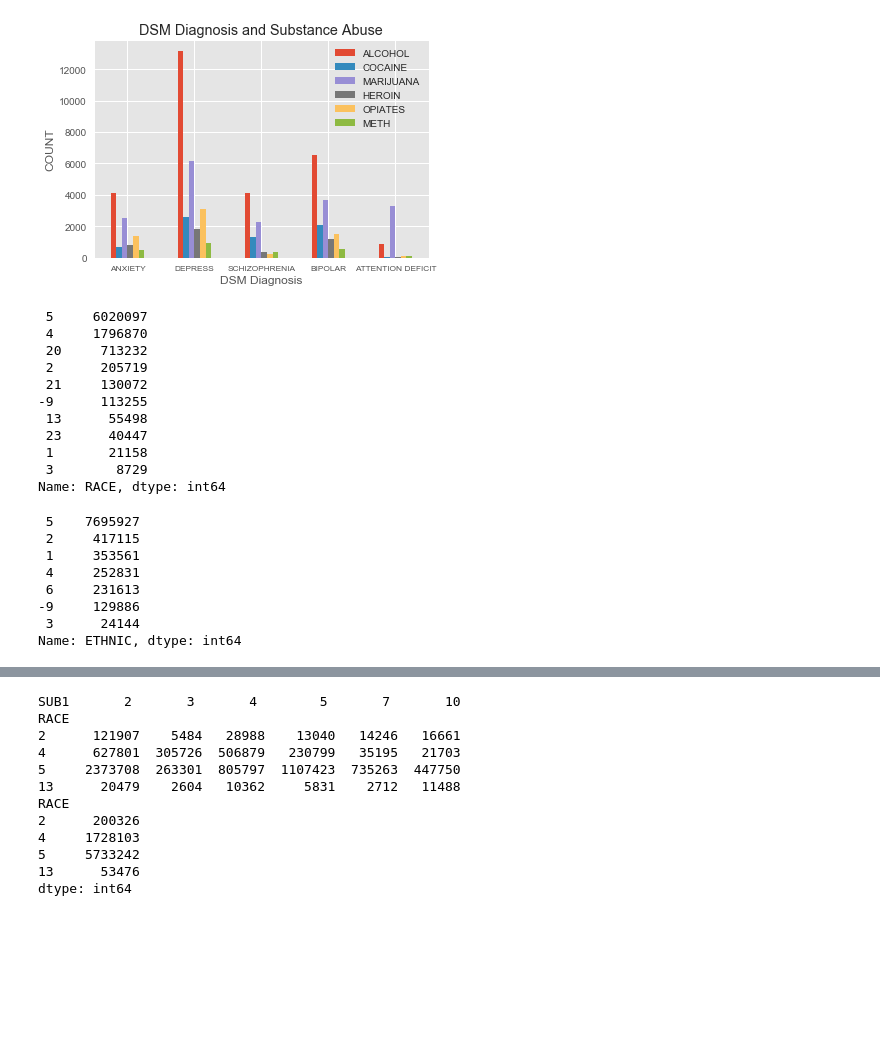
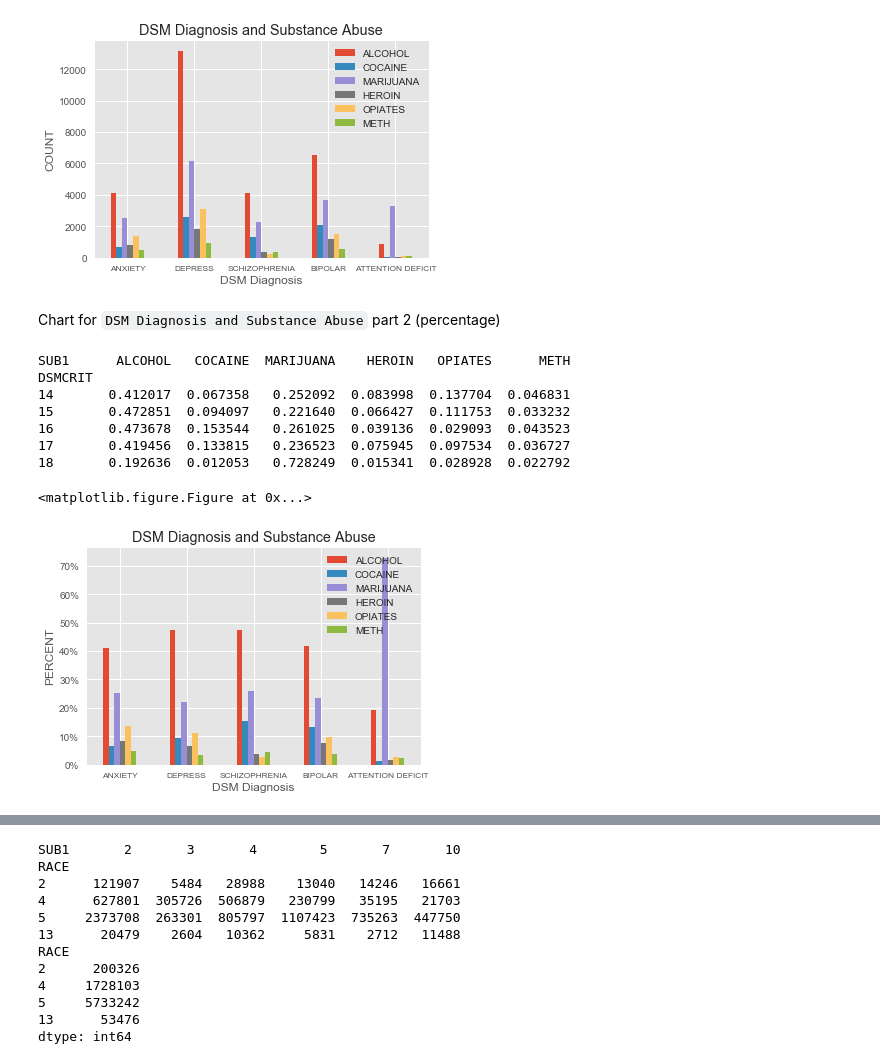
Before and after one commit to rve/DM-Lab, a Jupyter notebook: week4/week4_analysis.ipynb, the cells around one changed output, grey strips where cells are left out. Cells and saved outputs as stored; diff of their text form; code cells hidden in the pictures; blank space fills up the shorter version.

```diff
--- a/week4/week4_analysis.ipynb
+++ b/week4/week4_analysis.ipynb
@@ -43,27 +50,45 @@ plt.show()
 # %% [output]
 <matplotlib.figure.Figure at 0x...>
 [figure]
-# %%
-print df['RACE'].value_counts()
-df['ETHNIC'].value_counts()
-# %% [output]
- 5     6020097
- 4     1796870
- 20     713232
- 2      205719
- 21     130072
--9      113255
- 13      55498
- 23      40447
- 1       21158
- 3        8729
-Name: RACE, dtype: int64
- 5    7695927
- 2     417115
- 1     353561
- 4     252831
- 6     231613
--9     129886
- 3      24144
-Name: ETHNIC, dtype: int64
+# %% [markdown]
+Chart for `DSM Diagnosis and Substance Abuse` part 2 (percentage)
+# %%
+df6 = df5
+print df6
+df8 = df6
+from matplotlib.ticker import FuncFormatter
+
+plt.figure()
+
+
+ax = df8.plot(kind='bar')
+ax.legend(bbox_to_anchor=(1.2, 1.2))
+
+#df6.groupby(['YEAR']).plot.bar(x='SUB1', y='count')
+#df6.groupby(['YEAR','SUB1'])['SUB1'].sum().plot.bar()
+
+ax = plt.gca() # grab the current axis
+ax.set(xlabel="DSM Diagnosis", ylabel="PERCENT")
+#ax.set_xticks([2,4,6]) # choose which x locations to have ticks
+#ax.set_xticklabels(["ANXIETY","DEPRESS","SCHIZOPHRENIA","BIPOLAR","ATTENTION DEFICIT"])
+ax.set_xticklabels(["ANXIETY","DEPRESS","SCHIZOPHRENIA","BIPOLAR","ATTENTION DEFICIT"])
+ax.yaxis.set_major_formatter(FuncFormatter(lambda y, _: '{:.0%}'.format(y)))
+
+#df6.plot(kind='bar')
+#pd.crosstab(df5['YEAR'],df5['SUB1']).plot.bar()
+plt.title('DSM Diagnosis and Substance Abuse')
+plt.xticks(fontsize='small')
+plt.xticks(rotation='horizontal')
+plt.legend(['ALCOHOL', 'COCAINE', 'MARIJUANA', 'HEROIN', 'OPIATES','METH'])
+plt.show()
+# %% [output]
+SUB1      ALCOHOL   COCAINE  MARIJUANA    HEROIN   OPIATES      METH
+DSMCRIT
+14       0.412017  0.067358   0.252092  0.083998  0.137704  0.046831
+15       0.472851  0.094097   0.221640  0.066427  0.111753  0.033232
+16       0.473678  0.153544   0.261025  0.039136  0.029093  0.043523
+17       0.419456  0.133815   0.236523  0.075945  0.097534  0.036727
+18       0.192636  0.012053   0.728249  0.015341  0.028928  0.022792
+<matplotlib.figure.Figure at 0x...>
+[figure, added]
 # %% [markdown]
```
Also changed, not shown: parts of 10 cells of this notebook.
